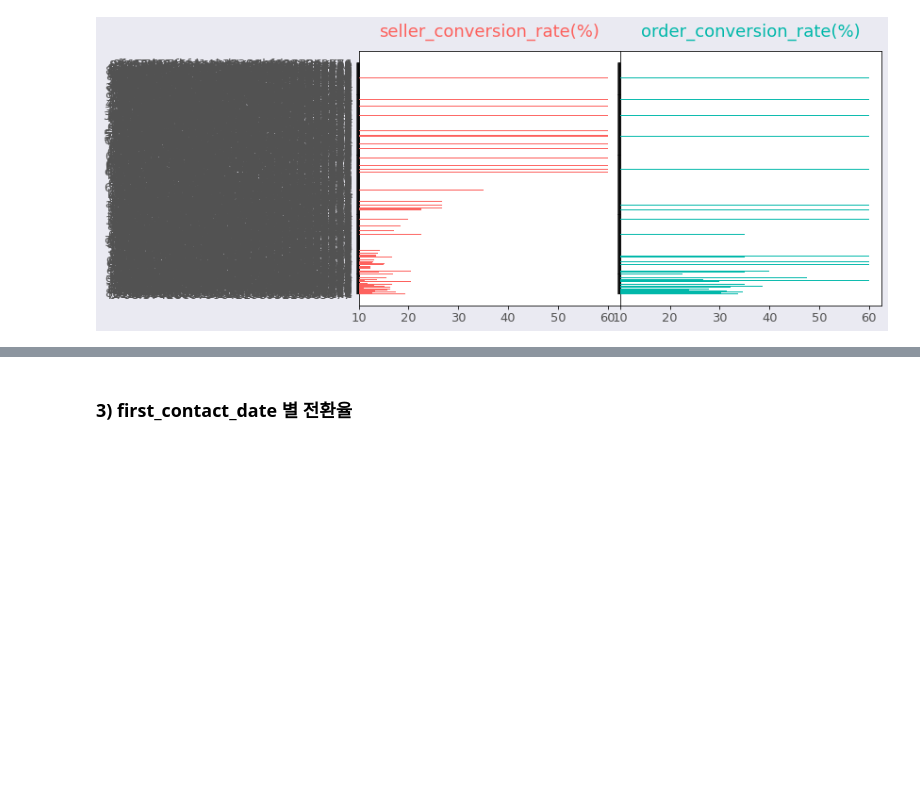
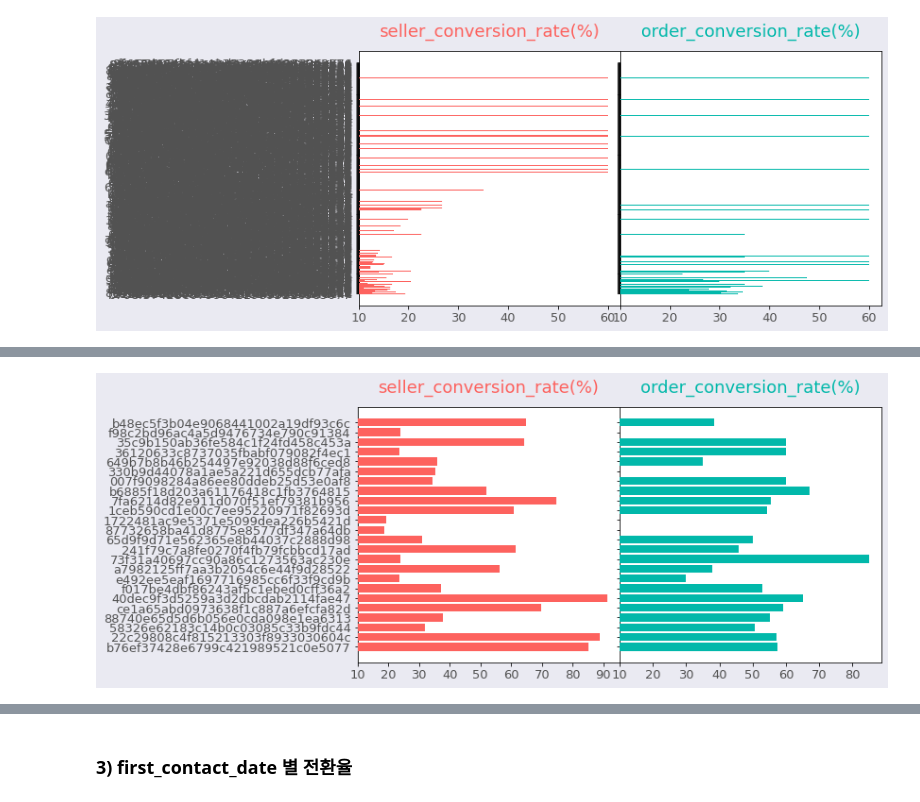
Before and after one commit to eunjipark123/olist_sellerside_analysis, a Jupyter notebook: Olist_seller_sales_analysis_ver2.ipynb, the cells around one changed output, grey strips where cells are left out. Drawn from its saved outputs; the diff is of its cells as text; code cells hidden in the pictures; blank space fills up the shorter version.

Commit message:
landing_page_id 별 전환율 분석 추가

```diff
--- a/Olist_seller_sales_analysis_ver2.ipynb
+++ b/Olist_seller_sales_analysis_ver2.ipynb
@@ -586,3 +578,10 @@ seller_per_landing_50.rename(columns = {'seller_id' : 'sellers_contracted'}, inp
 # 주문 전환 수
 seller_ordered_per_landing_50 = pd.DataFrame(mf_orders_landing_final.groupby('landing_page_id')['seller_id'].count().sort_values(ascending = False))
 seller_ordered_per_landing_50.rename(columns = {'seller_id' : 'sellers_ordered'}, inplace = True)
+# %%
+d = lead_per_landing_50.merge(seller_per_landing_50, how = 'left', on = 'landing_page_id')
+conversion_per_landing_50 = d.merge(seller_ordered_per_landing_50, how = 'left', on = 'landing_page_id')
+conversion_per_landing_50['sellers_ordered'].fillna(0, inplace = True)
+conversion_per_landing_50['seller_conversion_rate(%)'] = conversion_per_landing_50['sellers_contracted'] / conversion_per_landing_50['leads'] * 100
+conversion_per_landing_50['order_conversion_rate(%)'] = conversion_per_landing_50['sellers_ordered'] / conversion_per_landing_50['sellers_contracted'] * 100
+conversion_per_landing_50.head(2)
@@ -588,0 +595,39 @@ seller_ordered_per_landing_50.rename(columns = {'seller_id' : 'sellers_ordered'}
+# %%
+font_color = '#525252'
+hfont = {'fontname':'Calibri'}
+facecolor = '#eaeaf2'
+color_red = '#fd625e'
+color_blue = '#01b8aa'
+index = conversion_per_landing_50.index
+column0 = conversion_per_landing_50['seller_conversion_rate(%)']
+column1 = conversion_per_landing_50['order_conversion_rate(%)']
+title0 = 'seller_conversion_rate(%)'
+title1 = 'order_conversion_rate(%)'
+# %%
+fig, axes = plt.subplots(figsize=(10,5), facecolor=facecolor, ncols=2, sharey=True)
+fig.tight_layout()
+
+axes[0].barh(index, column0, align='center', color=color_red, zorder=10)
+axes[0].set_title(title0, fontsize=18, pad=15, color=color_red, **hfont)
+# ax.set_xlim(right=15)  # adjust xlim to fit labels
+axes[1].barh(index, column1, align='center', color=color_blue, zorder=10)
+axes[1].set_title(title1, fontsize=18, pad=15, color=color_blue, **hfont)
+
+# axes[0].invert_xaxis()
+# plt.gca().invert_yaxis()
+
+axes[0].set_xticklabels([10, 20, 30, 40, 50, 60, 70, 80, 90, 100])
+axes[1].set_xticklabels([10, 20, 30, 40, 50, 60, 70, 80, 90, 100])
+
+for label in (axes[0].get_xticklabels() + axes[0].get_yticklabels()):
+    label.set(fontsize=13, color=font_color, **hfont)
+for label in (axes[1].get_xticklabels() + axes[1].get_yticklabels()):
+    label.set(fontsize=13, color=font_color, **hfont)
+
+plt.subplots_adjust(wspace=0, top=0.85, bottom=0.1, left=0.18, right=0.95)
+
+
+# 실행 시 오래 걸림 ..
+plt.show()
+# %% [output]
+[figure, added]
```
Also changed, not shown: parts of 26 cells of this notebook.
